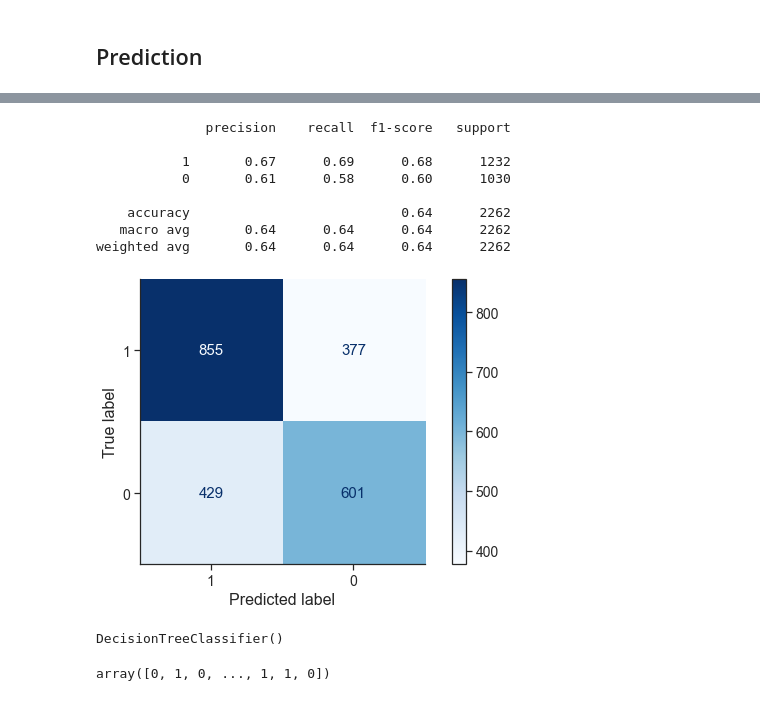
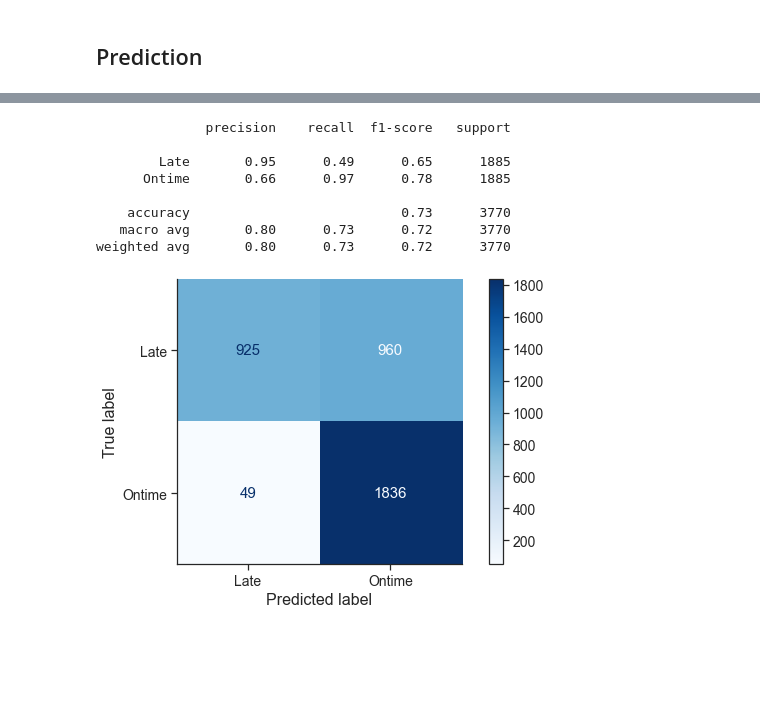
Before and after one commit to fnurrahmadi/data-portfolio, a Jupyter notebook: E-Commerce Shipping Data/project.ipynb, the cells around one changed output, grey strips where cells are left out. Cells and saved outputs as stored; diff of their text form; code cells hidden in the pictures; blank space fills up the shorter version.

```diff
--- a/E-Commerce Shipping Data/project.ipynb
+++ b/E-Commerce Shipping Data/project.ipynb
@@ -1663,0 +1719,3 @@ features = [k for k in selected_features.keys()]
+# %%
+features = np.concatenate((features_cat, features_num))
+features
@@ -1674,11 +1741,13 @@ sns.heatmap(temp.corr(), vmin=-1, vmax=1, cmap='coolwarm', annot=True, fmt='.2f'
 # %%
 to_drop = [
-    'id'
-#     'sqrt_prior_purchases'
-#     'log_weight_in_gms'
+    'id',
+    'trf_cost_of_the_product',
+ 'trf_prior_purchases',
+ 'trf_discount_offered',
+ 'trf_weight_in_gms',
 ]
 
-features1 = [col for col in X_train if col not in to_drop]
+features1 = [col for col in features if col not in to_drop]
 # %%
 feat = features1
 feat
@@ -1773,12 +1844,14 @@ ets = ExtraTreesClassifier()
 gbc = GradientBoostingClassifier()
 # iso = IsolationForest()
 rf = RandomForestClassifier()
-sta = StackingClassifier(estimators, final_estimator=dt)
+sta = StackingClassifier(estimators, final_estimator=rf)
 vot = VotingClassifier(estimators, voting='soft')
 hgbc = HistGradientBoostingClassifier()
+xgb = XGBClassifier()
+xgbrf = XGBRFClassifier()
 
 models=[
-    dt,et,ada,bag,ets,gbc,rf,sta,vot,hgbc
+    dt,et,ada,bag,ets,gbc,rf,sta,vot,hgbc,xgb,xgbrf
 ]
 # %% [markdown]
 ## Cross Validation
@@ -1897,33 +1970,22 @@ HistGradientBoostingClassifier() : 0.6939667128987518
 # %%
-model = dt
+model = xgbrf
 y_pred = model.predict(X_test[feat])
 # %%
-print(classification_report(y_test, y_pred, labels=sorted(model.classes_, reverse=True)))
+print(classification_report(y_test, y_pred, labels=sorted(model.classes_, reverse=True), target_names=['Late','Ontime']))
 # %% [output]
               precision    recall  f1-score   support
 
-           1       0.67      0.69      0.68      1232
-           0       0.61      0.58      0.60      1030
+        Late       0.95      0.49      0.65      1885
+      Ontime       0.66      0.97      0.78      1885
 
-    accuracy                           0.64      2262
-   macro avg       0.64      0.64      0.64      2262
-weighted avg       0.64      0.64      0.64      2262
+    accuracy                           0.73      3770
+   macro avg       0.80      0.73      0.72      3770
+weighted avg       0.80      0.73      0.72      3770
 # %%
 cm = confusion_matrix(y_test, y_pred, labels=sorted(model.classes_, reverse=True))
-disp = ConfusionMatrixDisplay(confusion_matrix=cm, display_labels=sorted(model.classes_, reverse=True))
+disp = ConfusionMatrixDisplay(confusion_matrix=cm, display_labels=['Late','Ontime'])
 disp.plot(cmap='Blues')
 plt.tight_layout()
 plt.show()
 # %% [output]
-[figure, old version]
+[figure, new version]
-# %%
-model
-# %% [output]
-DecisionTreeClassifier()
-# %%
-y_predict_proba = model.predict_proba(X_test[feat])
-# y_predict_proba
-y_pred = np.where(y_predict_proba[:,1]>=0.5, 1, 0)
-y_pred
-# %% [output]
-array([0, 1, 0, ..., 1, 1, 0])
```
Also changed, not shown: parts of 78 cells of this notebook.
